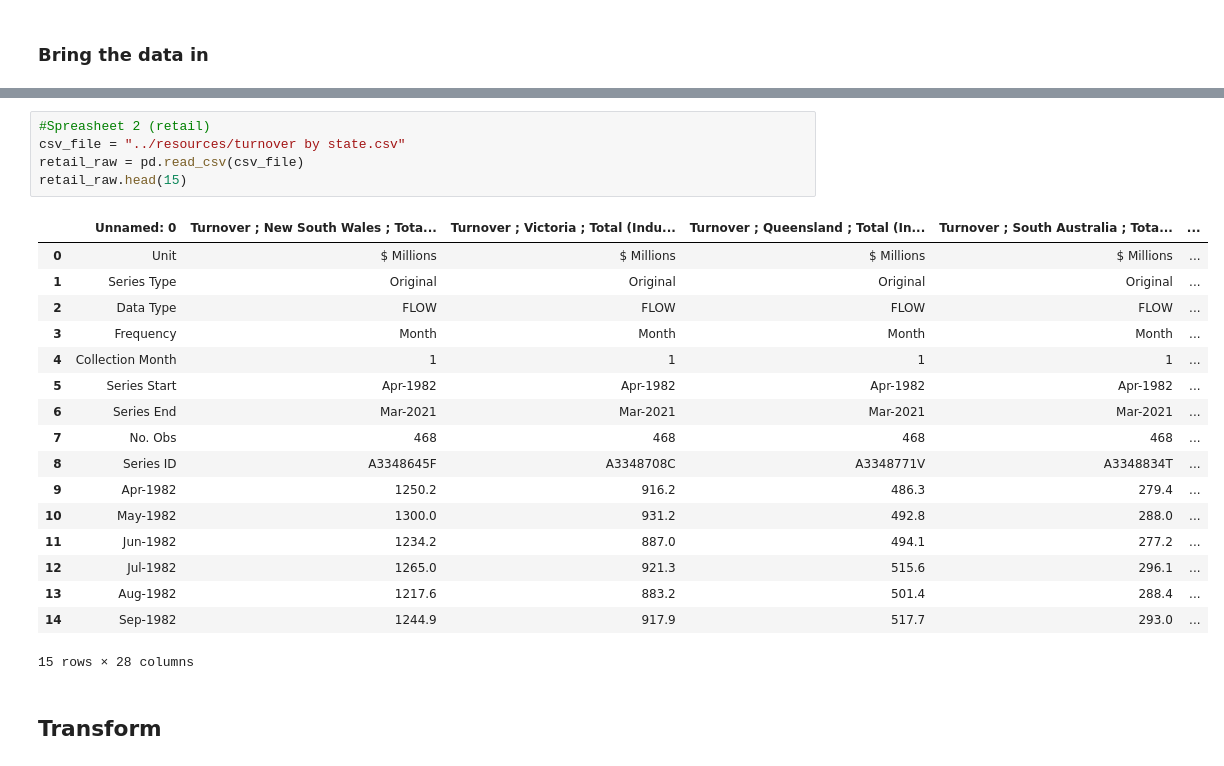
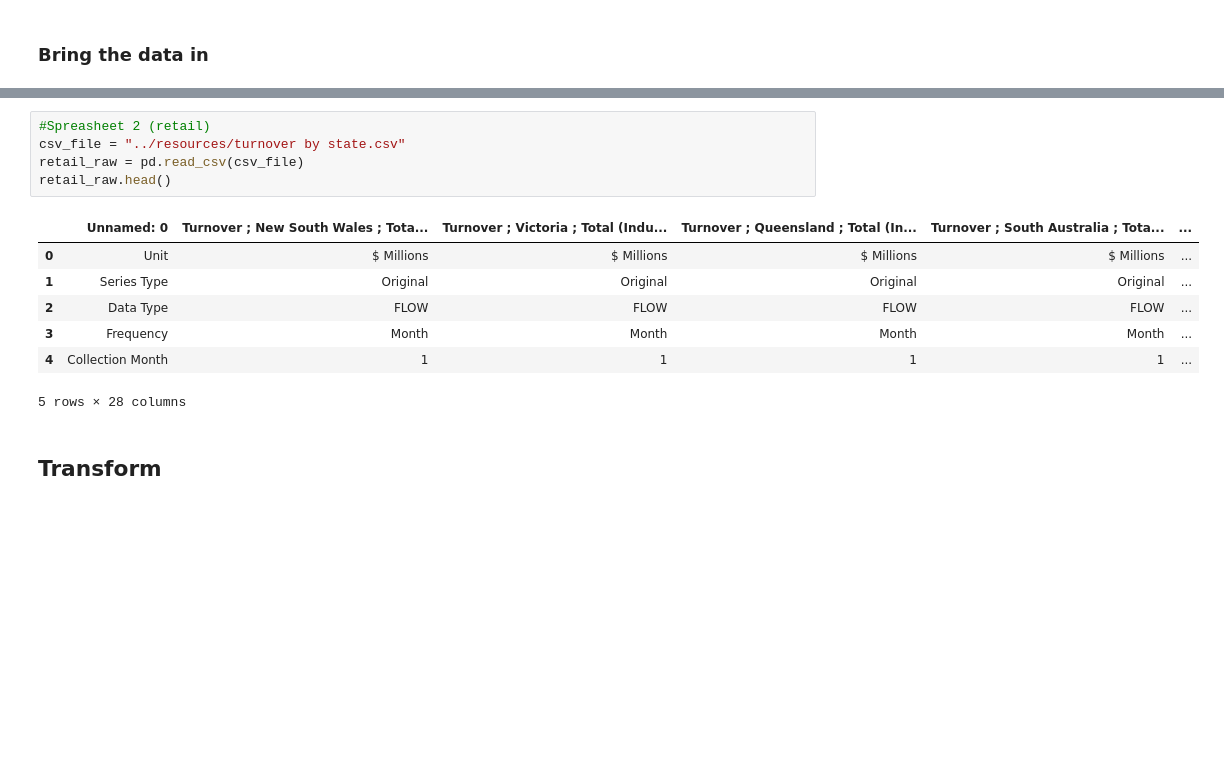
Before and after one commit to Damini-Patel/ecommerce-growth-projection-australia, a Jupyter notebook: ETL/ExtractTransform.ipynb, the cells around one changed output, grey strips where cells are left out. Drawn from its saved outputs; the diff is of its cells as text; blank space fills up the shorter version.

```diff
--- a/ETL/ExtractTransform.ipynb
+++ b/ETL/ExtractTransform.ipynb
@@ -32,26 +22,16 @@ online_raw.head(15)
 # %%
 #Spreasheet 2 (retail)
 csv_file = "../resources/turnover by state.csv"
 retail_raw = pd.read_csv(csv_file)
-retail_raw.head(15)
+retail_raw.head()
 # %% [output]
 |  | Unnamed: 0 | Turnover ; New South Wales ; Tota... | Turnover ; Victoria ; Total (Indu... | Turnover ; Queensland ; Total (In... | Turnover ; South Australia ; Tota... | ... |
 | 0 | Unit | $ Millions | $ Millions | $ Millions | $ Millions | ... |
 | 1 | Series Type | Original | Original | Original | Original | ... |
 | 2 | Data Type | FLOW | FLOW | FLOW | FLOW | ... |
 | 3 | Frequency | Month | Month | Month | Month | ... |
 | 4 | Collection Month | 1 | 1 | 1 | 1 | ... |
-| 5 | Series Start | Apr-1982 | Apr-1982 | Apr-1982 | Apr-1982 | ... |
-| 6 | Series End | Mar-2021 | Mar-2021 | Mar-2021 | Mar-2021 | ... |
-| 7 | No. Obs | 468 | 468 | 468 | 468 | ... |
-| 8 | Series ID | A3348645F | A3348708C | A3348771V | A3348834T | ... |
-| 9 | Apr-1982 | 1250.2 | 916.2 | 486.3 | 279.4 | ... |
-| 10 | May-1982 | 1300.0 | 931.2 | 492.8 | 288.0 | ... |
-| 11 | Jun-1982 | 1234.2 | 887.0 | 494.1 | 277.2 | ... |
-| 12 | Jul-1982 | 1265.0 | 921.3 | 515.6 | 296.1 | ... |
-| 13 | Aug-1982 | 1217.6 | 883.2 | 501.4 | 288.4 | ... |
-| 14 | Sep-1982 | 1244.9 | 917.9 | 517.7 | 293.0 | ... |
-15 rows × 28 columns
+5 rows × 28 columns
 # %% [markdown]
 ## Transform
 # %%
```
Also changed, not shown: parts of 11 cells of this notebook, 4 other files.
